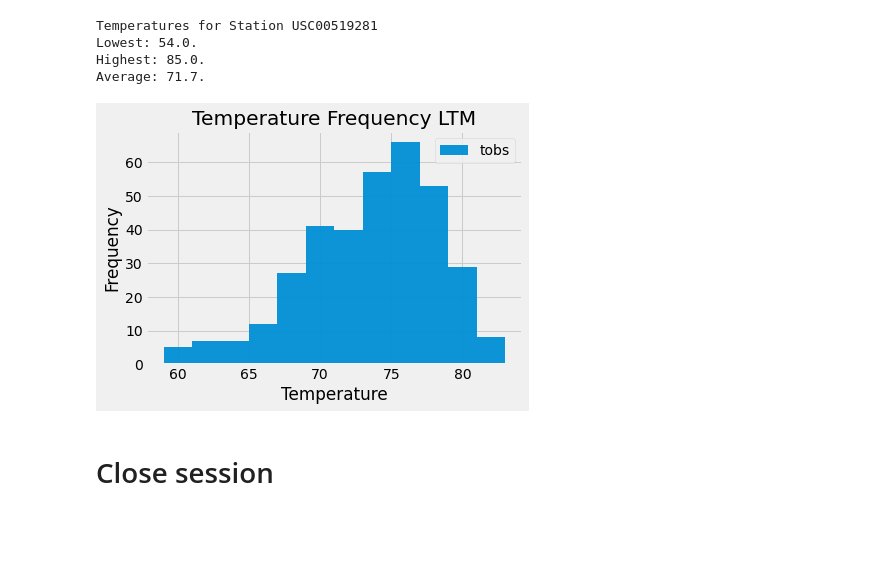
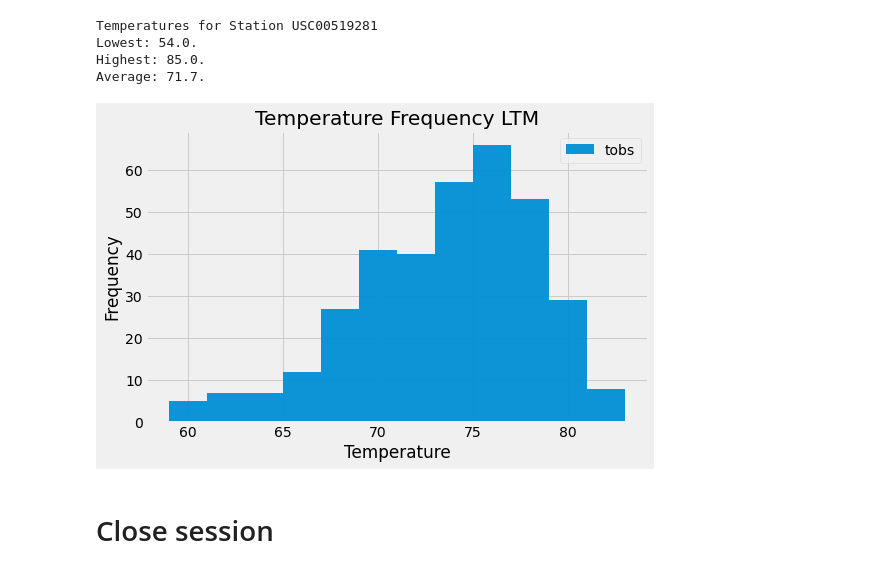
Before and after one commit to marceloflores1/sqlalchemy-challenge, a Jupyter notebook: climate_starter.ipynb, the cells around one changed output. Saved outputs shown, nothing was run; the diff lists cells and outputs as text; code cells hidden in the pictures; blank space fills up the shorter version.

Commit message:
Modyfing notebook adding chart images

```diff
--- a/climate_starter.ipynb
+++ b/climate_starter.ipynb
@@ -159,27 +160,28 @@ Average: 71.7.
 # %%
 # Using the most active station id
 # Query the last 12 months of temperature observation data for this station and plot the results as a histogram
 
 # Perform a query to retrieve the data and precipitation scores
 temperature = session.query(Measurement.date, Measurement.tobs).\
     filter(func.strftime("%Y-%m-%d", Measurement.date) >= one_year_ago).\
     filter(Measurement.station == most_active_station).all()
 
 # Save the query results as a Pandas DataFrame and set the index to the date column
 temp_rows = [{"Date":t[0], "tobs":t[1]} for t in temperature]
 temperature_df = pd.DataFrame(temp_rows).set_index("Date")
 
 # Sort the dataframe by date
 temperature_df.sort_values("tobs", inplace=True)
 
 # Use Pandas Plotting with Matplotlib to plot the data
-temperature_df.plot(kind='hist', bins=12, alpha=.95)
+temperature_df.plot(kind='hist', bins=12, alpha=.95, figsize=(8,5))
 plt.title("Temperature Frequency LTM")
 plt.xlabel("Temperature")
 plt.ylabel("Frequency")
+plt.savefig('Temperature_Frequency_LTM.png')
 plt.show()
 # %% [output]
-[figure, old version]
+[figure, new version]
 # %% [markdown]
 # Close session
 # %%
```
Also changed, not shown: parts of 1 cell of this notebook, 2 other files.
